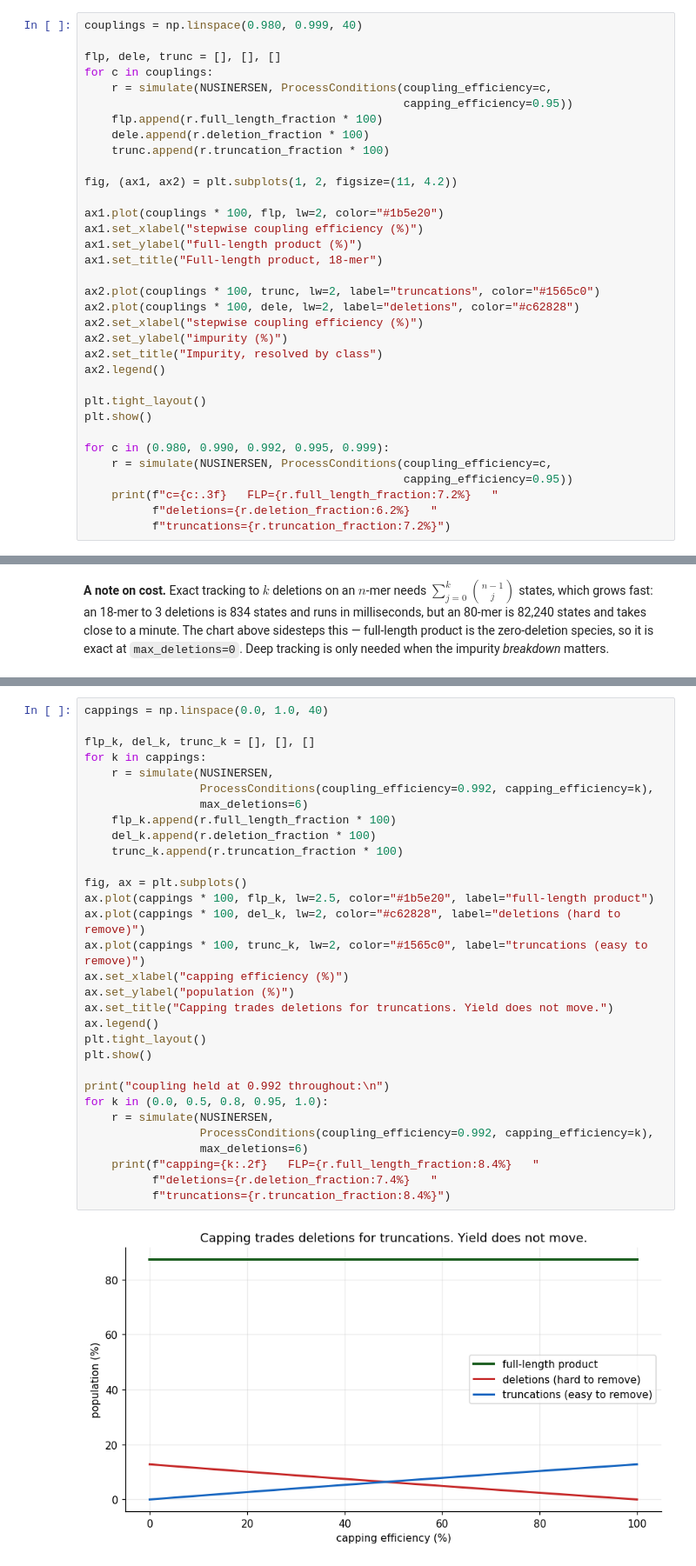
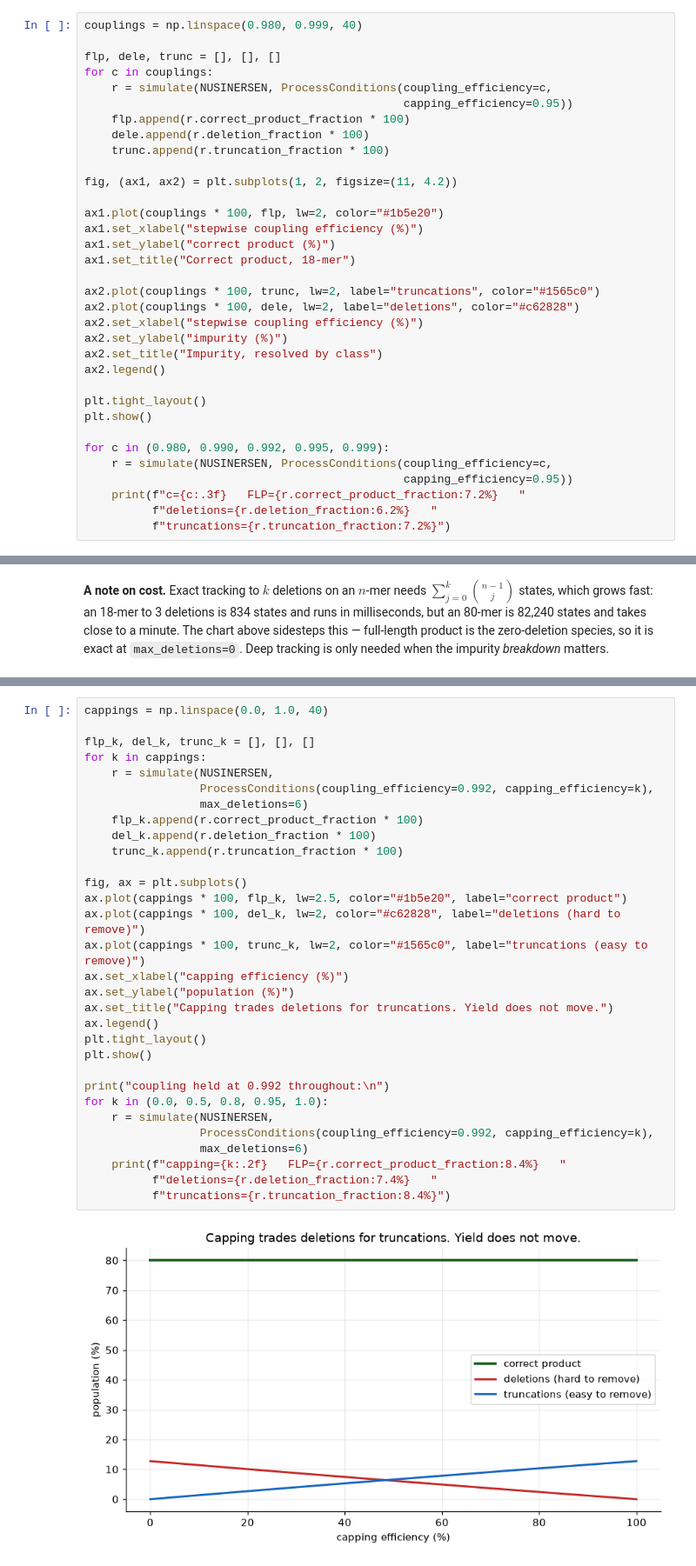
Before and after one commit to enginee-ing/oligosim, a Jupyter notebook: notebooks/01_sensitivity_analysis.ipynb, the cells around one changed output, grey strips where cells are left out. Shown at 87% size. Cells and saved outputs as stored; diff of their text form.

```diff
--- a/notebooks/01_sensitivity_analysis.ipynb
+++ b/notebooks/01_sensitivity_analysis.ipynb
@@ -61,7 +61,7 @@ flp, dele, trunc = [], [], []
 for c in couplings:
     r = simulate(NUSINERSEN, ProcessConditions(coupling_efficiency=c,
                                                capping_efficiency=0.95))
-    flp.append(r.full_length_fraction * 100)
+    flp.append(r.correct_product_fraction * 100)
     dele.append(r.deletion_fraction * 100)
     trunc.append(r.truncation_fraction * 100)
 
@@ -69,8 +69,8 @@ fig, (ax1, ax2) = plt.subplots(1, 2, figsize=(11, 4.2))
 
 ax1.plot(couplings * 100, flp, lw=2, color="#1b5e20")
 ax1.set_xlabel("stepwise coupling efficiency (%)")
-ax1.set_ylabel("full-length product (%)")
-ax1.set_title("Full-length product, 18-mer")
+ax1.set_ylabel("correct product (%)")
+ax1.set_title("Correct product, 18-mer")
 
 ax2.plot(couplings * 100, trunc, lw=2, label="truncations", color="#1565c0")
 ax2.plot(couplings * 100, dele, lw=2, label="deletions", color="#c62828")
@@ -85,7 +85,7 @@ plt.show()
 for c in (0.980, 0.990, 0.992, 0.995, 0.999):
     r = simulate(NUSINERSEN, ProcessConditions(coupling_efficiency=c,
                                                capping_efficiency=0.95))
-    print(f"c={c:.3f}   FLP={r.full_length_fraction:7.2%}   "
+    print(f"c={c:.3f}   FLP={r.correct_product_fraction:7.2%}   "
           f"deletions={r.deletion_fraction:6.2%}   "
           f"truncations={r.truncation_fraction:7.2%}")
 # %% [output]
@@ -186,35 +188,35 @@ Hold coupling fixed and sweep capping.
 # %%
 cappings = np.linspace(0.0, 1.0, 40)
 
 flp_k, del_k, trunc_k = [], [], []
 for k in cappings:
     r = simulate(NUSINERSEN,
                  ProcessConditions(coupling_efficiency=0.992, capping_efficiency=k),
                  max_deletions=6)
-    flp_k.append(r.full_length_fraction * 100)
+    flp_k.append(r.correct_product_fraction * 100)
     del_k.append(r.deletion_fraction * 100)
     trunc_k.append(r.truncation_fraction * 100)
 
 fig, ax = plt.subplots()
-ax.plot(cappings * 100, flp_k, lw=2.5, color="#1b5e20", label="full-length product")
+ax.plot(cappings * 100, flp_k, lw=2.5, color="#1b5e20", label="correct product")
 ax.plot(cappings * 100, del_k, lw=2, color="#c62828", label="deletions (hard to remove)")
 ax.plot(cappings * 100, trunc_k, lw=2, color="#1565c0", label="truncations (easy to remove)")
 ax.set_xlabel("capping efficiency (%)")
 ax.set_ylabel("population (%)")
 ax.set_title("Capping trades deletions for truncations. Yield does not move.")
 ax.legend()
 plt.tight_layout()
 plt.show()
 
 print("coupling held at 0.992 throughout:\n")
 for k in (0.0, 0.5, 0.8, 0.95, 1.0):
     r = simulate(NUSINERSEN,
                  ProcessConditions(coupling_efficiency=0.992, capping_efficiency=k),
                  max_deletions=6)
-    print(f"capping={k:.2f}   FLP={r.full_length_fraction:8.4%}   "
+    print(f"capping={k:.2f}   FLP={r.correct_product_fraction:8.4%}   "
           f"deletions={r.deletion_fraction:7.4%}   "
           f"truncations={r.truncation_fraction:8.4%}")
 # %% [output]
-[figure, old version]
+[figure, new version]
 coupling held at 0.992 throughout:
 
```
Also changed, not shown: parts of 8 cells of this notebook, 1 other file.
